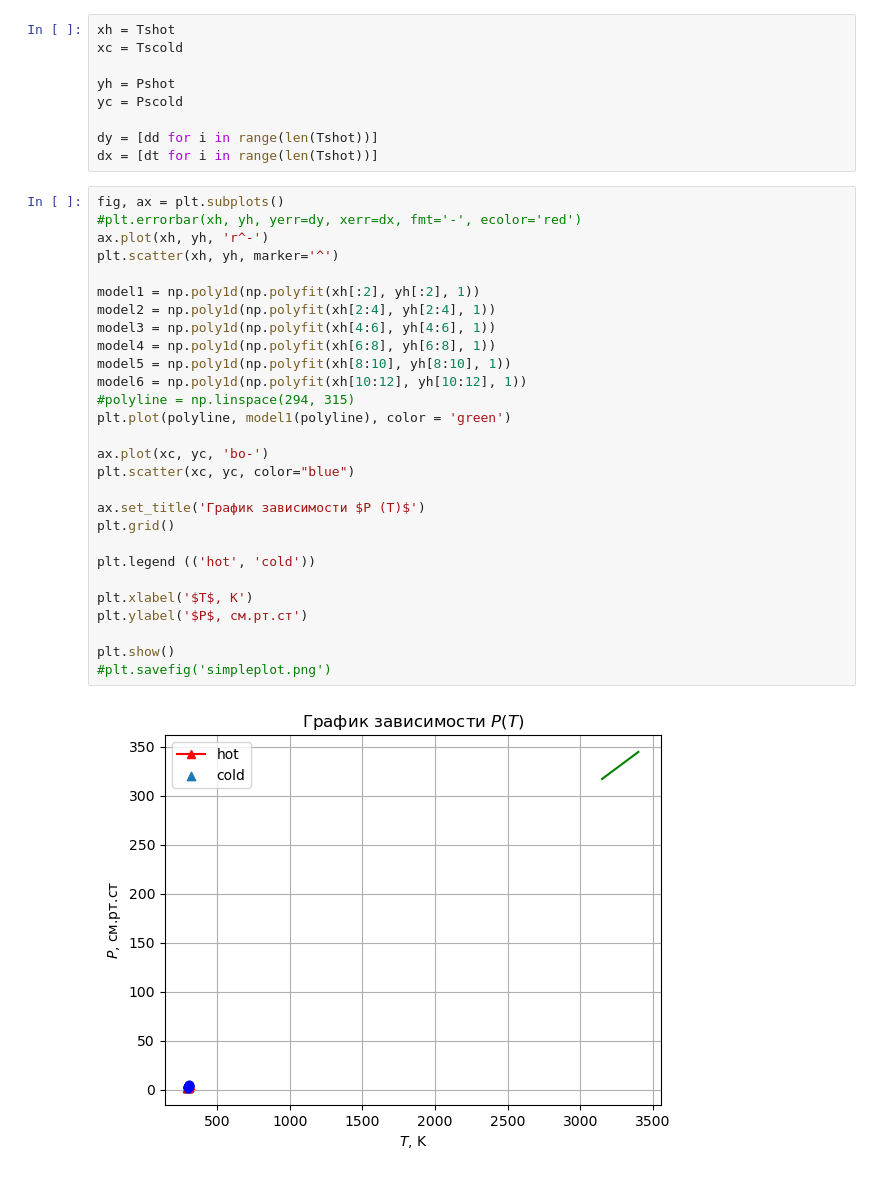
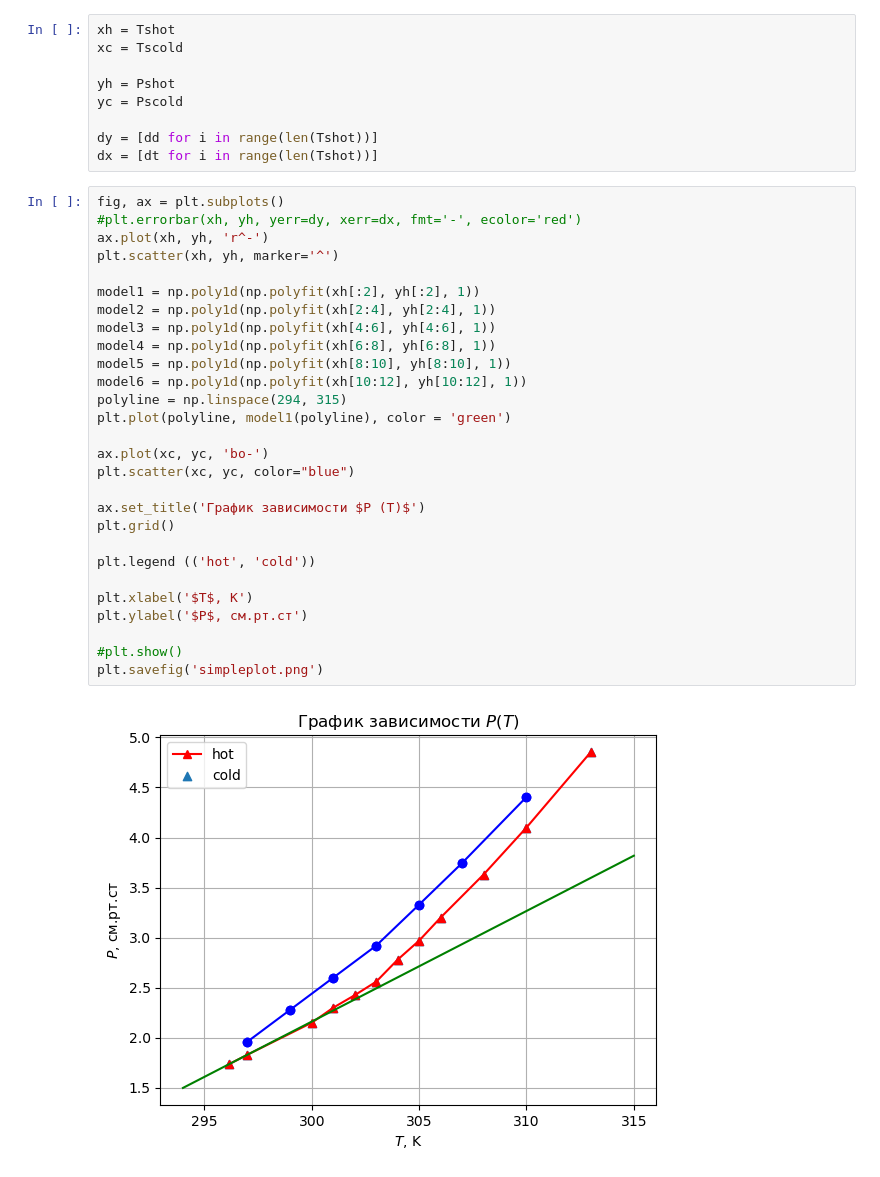
Before and after one commit to juliaProjorlivy/laba, a Jupyter notebook: 2_sem/laba_2.4.1/2.4.1.ipynb, the cells around one changed output. Drawn from its saved outputs; the diff is of its cells as text.

```diff
--- a/2_sem/laba_2.4.1/2.4.1.ipynb
+++ b/2_sem/laba_2.4.1/2.4.1.ipynb
@@ -55,30 +55,30 @@ dx = [dt for i in range(len(Tshot))]
 # %%
 fig, ax = plt.subplots()
 #plt.errorbar(xh, yh, yerr=dy, xerr=dx, fmt='-', ecolor='red')
 ax.plot(xh, yh, 'r^-')
 plt.scatter(xh, yh, marker='^')
 
 model1 = np.poly1d(np.polyfit(xh[:2], yh[:2], 1))
 model2 = np.poly1d(np.polyfit(xh[2:4], yh[2:4], 1))
 model3 = np.poly1d(np.polyfit(xh[4:6], yh[4:6], 1))
 model4 = np.poly1d(np.polyfit(xh[6:8], yh[6:8], 1))
 model5 = np.poly1d(np.polyfit(xh[8:10], yh[8:10], 1))
 model6 = np.poly1d(np.polyfit(xh[10:12], yh[10:12], 1))
-#polyline = np.linspace(294, 315)
+polyline = np.linspace(294, 315)
 plt.plot(polyline, model1(polyline), color = 'green')
 
 ax.plot(xc, yc, 'bo-')
 plt.scatter(xc, yc, color="blue")
 
 ax.set_title('График зависимости $P (T)$')
 plt.grid()
 
 plt.legend (('hot', 'cold'))
 
 plt.xlabel('$T$, K')
 plt.ylabel('$P$, см.рт.ст')
 
-plt.show()
-#plt.savefig('simpleplot.png')
+#plt.show()
+plt.savefig('simpleplot.png')
 # %% [output]
-[figure, old version]
+[figure, new version]
```
Also changed, not shown: parts of 30 cells of this notebook, 7 other files.
